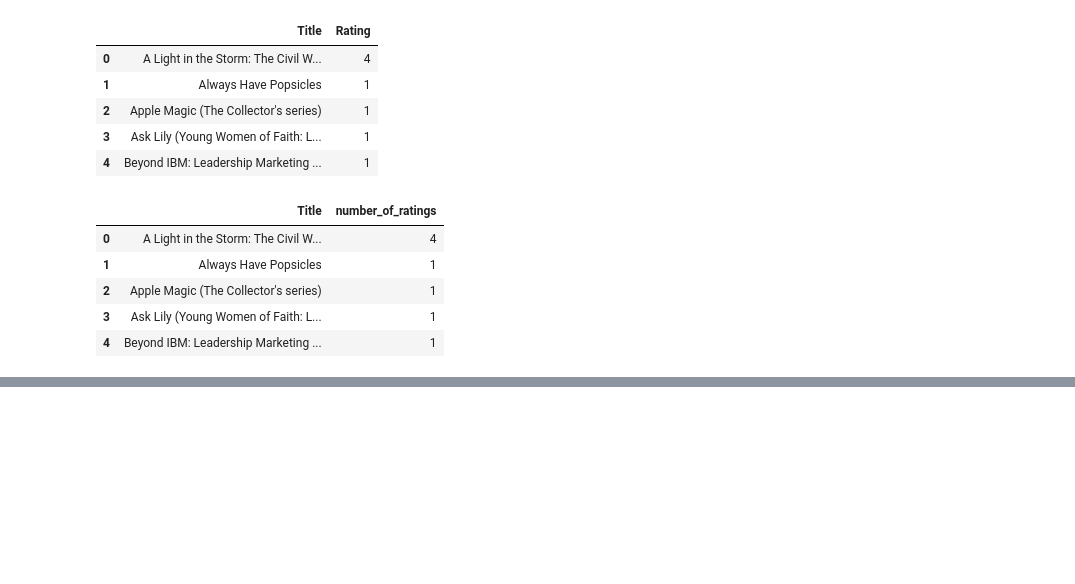
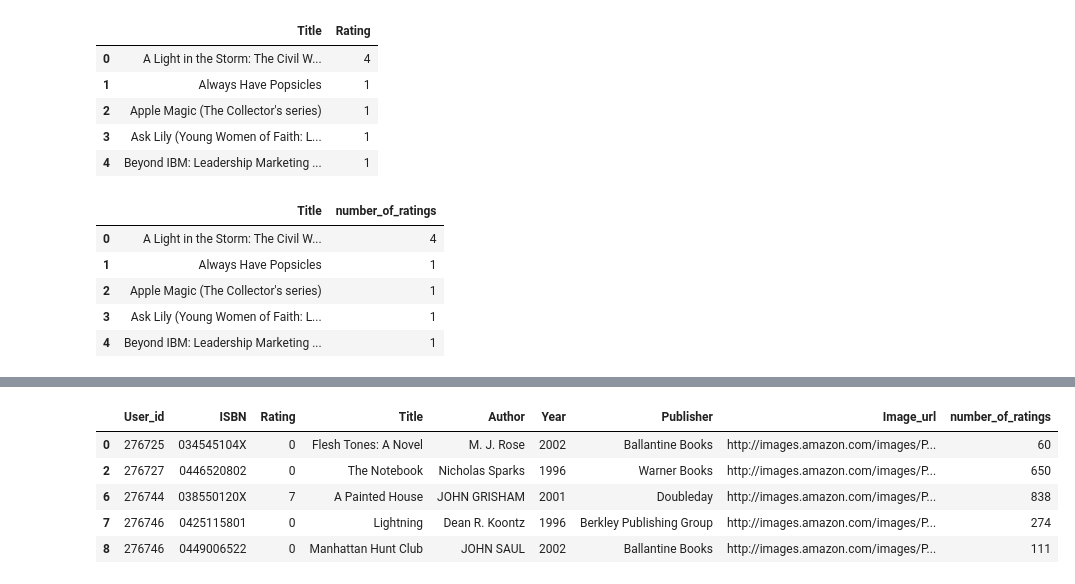
Before and after one commit to SreeDharsiniDevaraj/Book_Recommender_System, a Jupyter notebook: notebook/research.ipynb, the cells around one changed output, grey strips where cells are left out. Cells and saved outputs as stored; diff of their text form; code cells hidden in the pictures; blank space fills up the shorter version.

```diff
--- a/notebook/research.ipynb
+++ b/notebook/research.ipynb
@@ -230,0 +234,9 @@ final_rating.head()
+# %%
+final_rating.head()
+# %% [output]
+|  | User_id | ISBN | Rating | Title | Author | Year | Publisher | Image_url | number_of_ratings |
+| 0 | 276725 | 034545104X | 0 | Flesh Tones: A Novel | M. J. Rose | 2002 | Ballantine Books | http://images.amazon.com/images/P... | 60 |
+| 2 | 276727 | 0446520802 | 0 | The Notebook | Nicholas Sparks | 1996 | Warner Books | http://images.amazon.com/images/P... | 650 |
+| 6 | 276744 | 038550120X | 7 | A Painted House | JOHN GRISHAM | 2001 | Doubleday | http://images.amazon.com/images/P... | 838 |
+| 7 | 276746 | 0425115801 | 0 | Lightning | Dean R. Koontz | 1996 | Berkley Publishing Group | http://images.amazon.com/images/P... | 274 |
+| 8 | 276746 | 0449006522 | 0 | Manhattan Hunt Club | JOHN SAUL | 2002 | Ballantine Books | http://images.amazon.com/images/P... | 111 |
```
Also changed, not shown: parts of 7 cells of this notebook.
